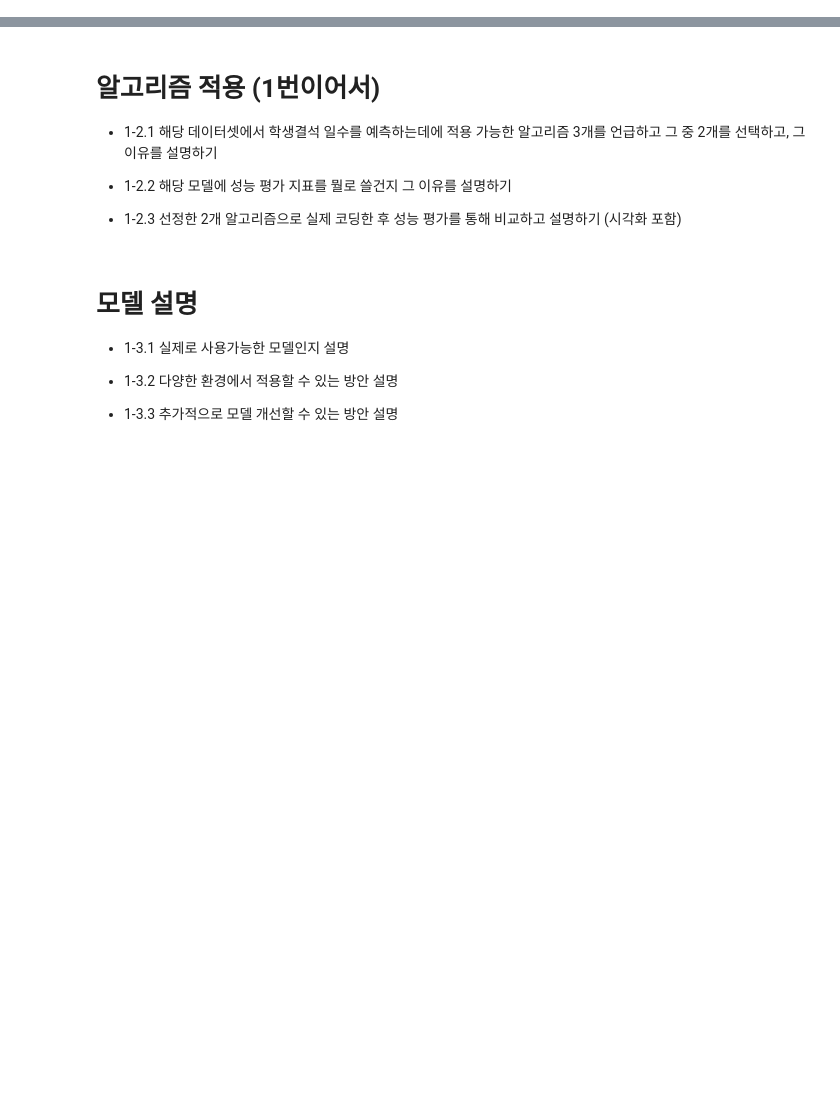
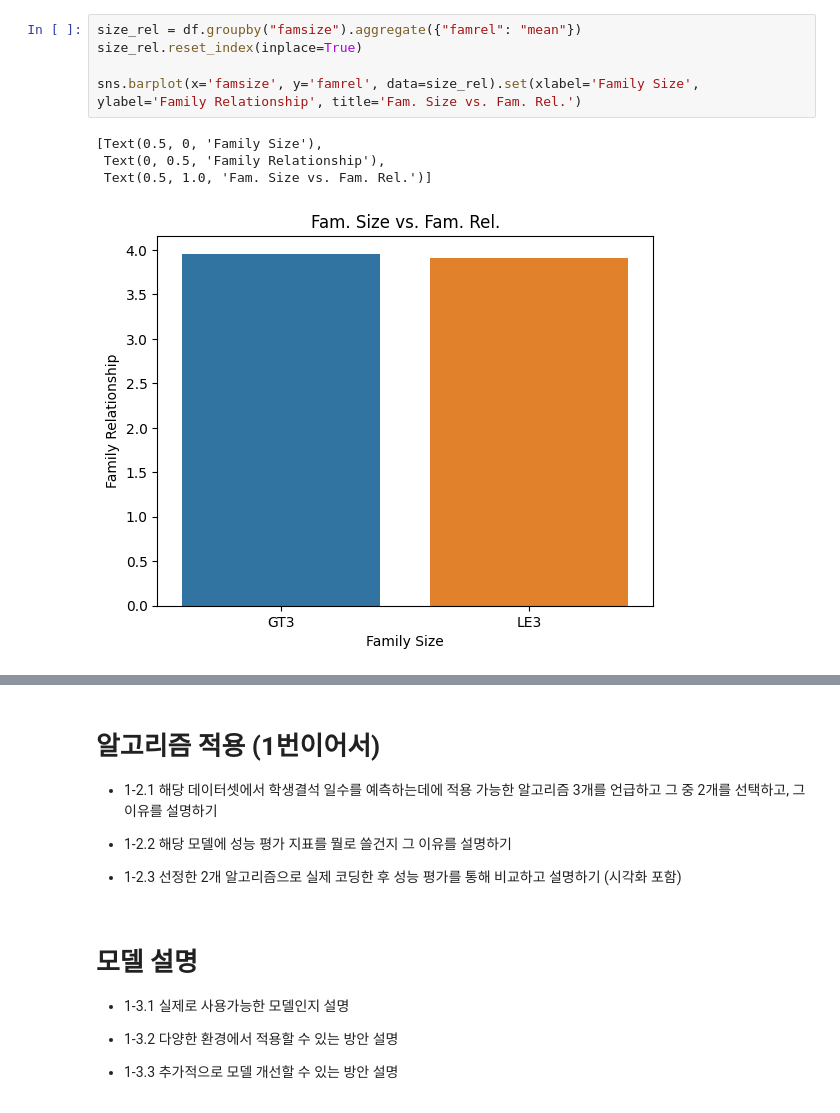
Before and after one commit to GUNWOOOH/ADP_-, a Jupyter notebook: 기출복원/기출복원_ADP24_머신러닝.ipynb, the cells around one changed output, grey strips where cells are left out. Saved outputs shown, nothing was run; the diff lists cells and outputs as text; blank space fills up the shorter version.

```diff
--- a/기출복원/기출복원_ADP24_머신러닝.ipynb
+++ b/기출복원/기출복원_ADP24_머신러닝.ipynb
@@ -16,0 +118,10 @@
+# %%
+size_rel = df.groupby("famsize").aggregate({"famrel": "mean"})
+size_rel.reset_index(inplace=True)
+
+sns.barplot(x='famsize', y='famrel', data=size_rel).set(xlabel='Family Size', ylabel='Family Relationship', title='Fam. Size vs. Fam. Rel.')
+# %% [output]
+[Text(0.5, 0, 'Family Size'),
+ Text(0, 0.5, 'Family Relationship'),
+ Text(0.5, 1.0, 'Fam. Size vs. Fam. Rel.')]
+[figure, added]
```
Also changed, not shown: parts of 16 cells of this notebook.
